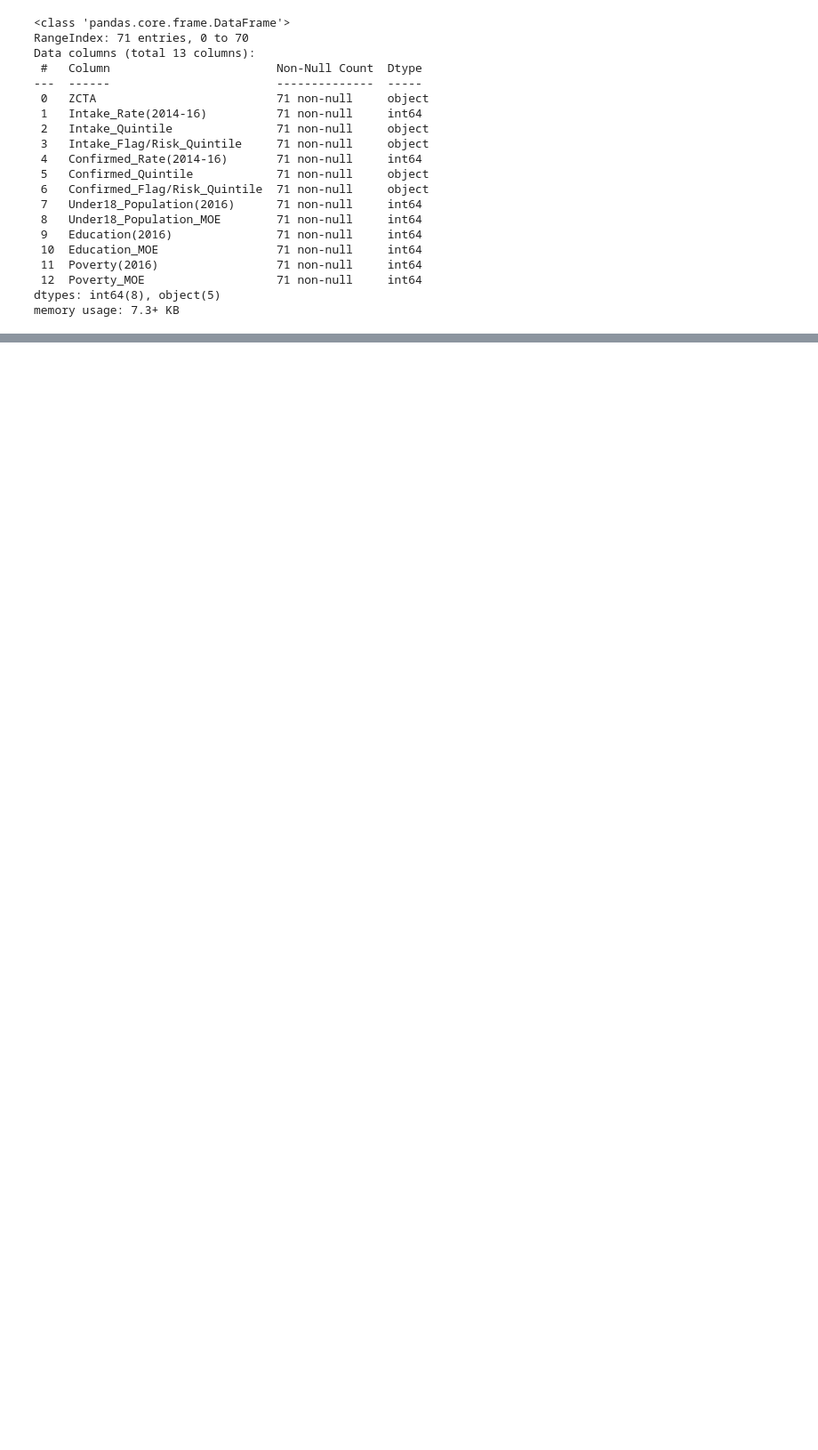
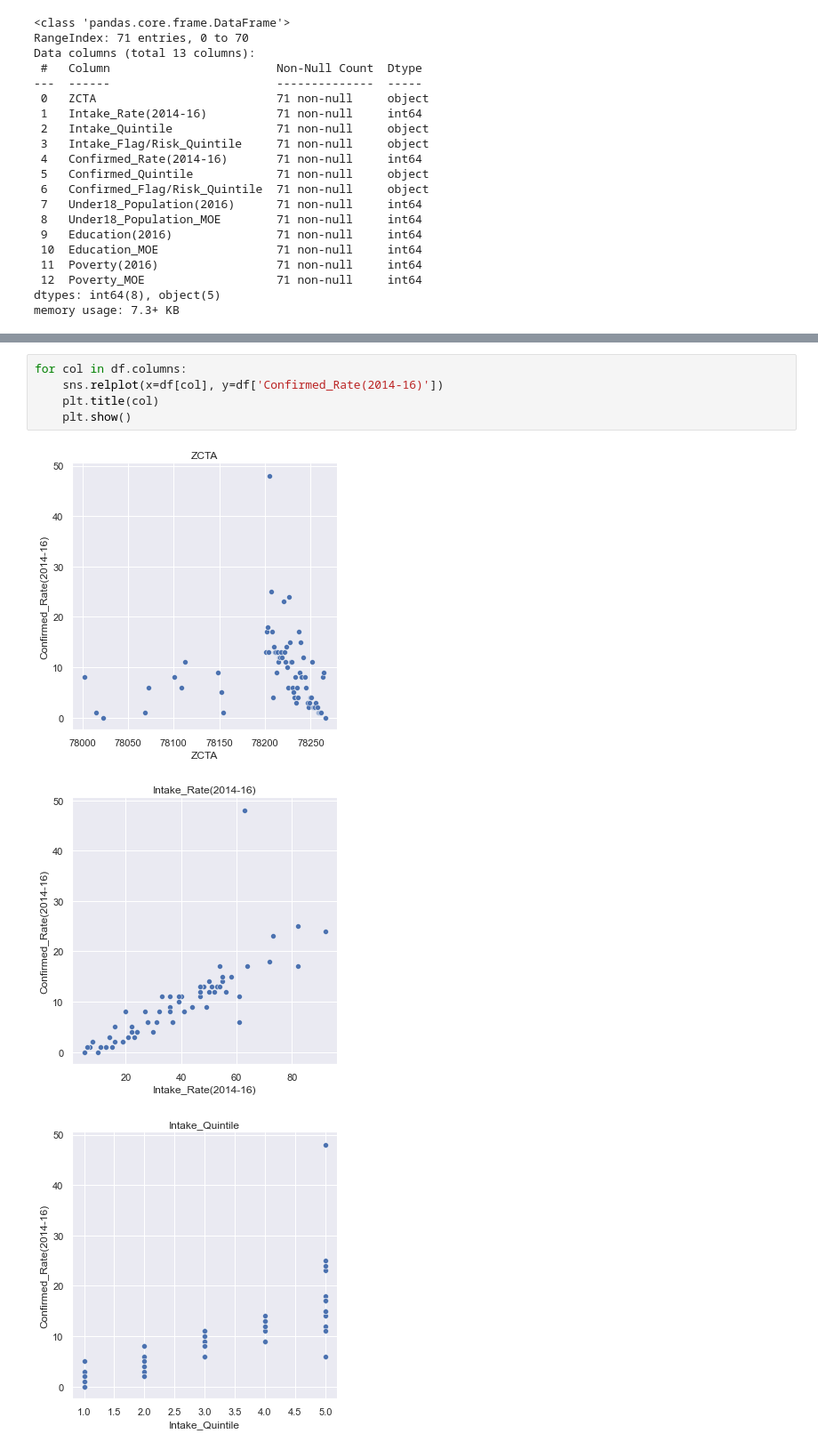
Before and after one commit to BraedenWright/UnitedWay, a Jupyter notebook: UnitedWay_Project.ipynb, the cells around one changed output, grey strips where cells are left out. Shown at 89% size. Drawn from its saved outputs; the diff is of its cells as text; blank space fills up the shorter version.

```diff
--- a/UnitedWay_Project.ipynb
+++ b/UnitedWay_Project.ipynb
@@ -154,0 +155,9 @@ for col in df.columns:
+# %%
+for col in df.columns:
+    sns.relplot(x=df[col], y=df['Confirmed_Rate(2014-16)'])
+    plt.title(col)
+    plt.show()
+# %% [output]
+[figure, added]
+[figure, added]
+[figure, added]
```
Also changed, not shown: parts of 5 cells of this notebook.
